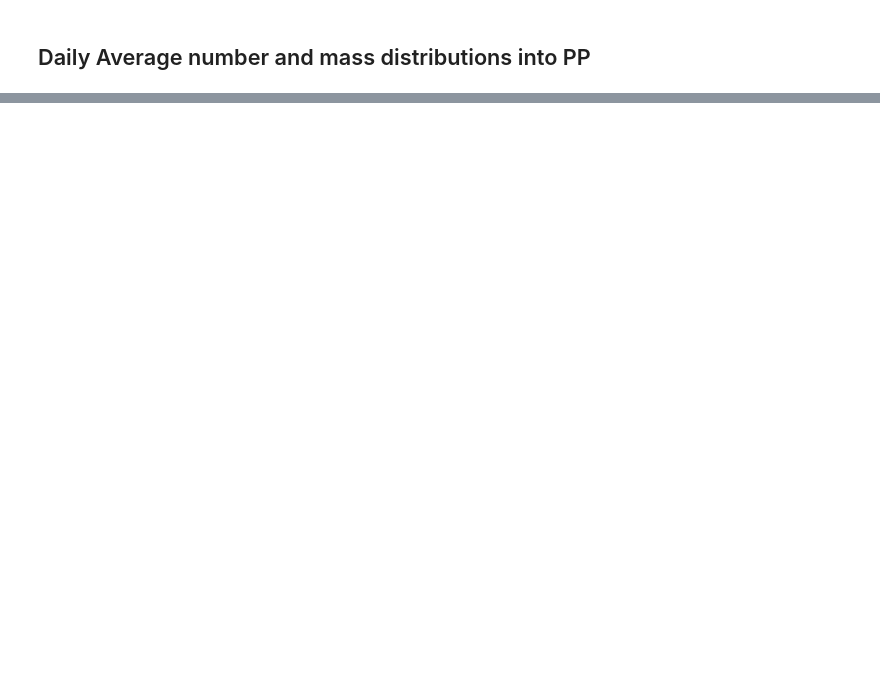
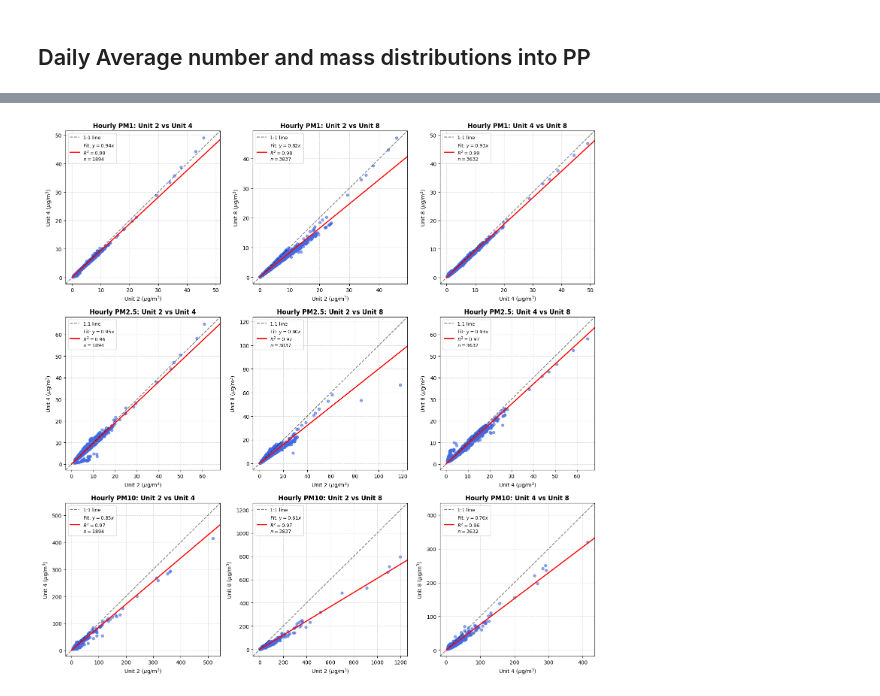
Before and after one commit to georgia-rg/opc_analysis, a Jupyter notebook: opc_analysis.ipynb, the cells around one changed output, grey strips where cells are left out. Cells and saved outputs as stored; diff of their text form; code cells hidden in the pictures; blank space fills up the shorter version.

```diff
--- a/opc_analysis.ipynb
+++ b/opc_analysis.ipynb
@@ -139,0 +239,87 @@ Presentation generated successfully! Saved ONLY to: C:\Users\GeorgiaRg\Documents
+# %%
+comparisons = [('Unit 2', 'Unit 4'), ('Unit 2', 'Unit 8'), ('Unit 4', 'Unit 8')]
+pm_metrics_hourly = [
+    ('PM1', pm1_hourly),
+    ('PM2.5', pm25_hourly),
+    ('PM10', pm10_hourly)
+]
+
+fig, axes = plt.subplots(3, 3, figsize=(15, 15))
+
+for row_idx, (pm_label, pm_dict) in enumerate(pm_metrics_hourly):
+    for col_idx, (unit_x, unit_y) in enumerate(comparisons):
+        ax = axes[row_idx, col_idx]
+
+        series_x = pm_dict[unit_x]
+        series_y = pm_dict[unit_y]
+
+        # Combine them to ensure timestamps strictly align
+        df_compare = pd.concat([series_x, series_y], axis=1, join='inner').dropna()
+        df_compare.columns = [unit_x, unit_y]
+
+        # STRICT FILTER: Keep only rows where BOTH units have mass > 0
+        df_compare = df_compare[(df_compare[unit_x] > 0) & (df_compare[unit_y] > 0)]
+
+        # Scatter plot
+        ax.scatter(df_compare[unit_x], df_compare[unit_y], alpha=0.6, s=25, color='royalblue')
+
+        if not df_compare.empty:
+            # Extract x and y as numpy arrays for math
+            x_vals = df_compare[unit_x].values
+            y_vals = df_compare[unit_y].values
+
+            # Count the number of valid overlapping data points
+            n_points = len(x_vals)
+
+            # Calculate the best fit line y = a*x
+            a = np.sum(x_vals * y_vals) / np.sum(x_vals**2)
+
+            # Calculate R^2
+            y_pred = a * x_vals
+            ss_res = np.sum((y_vals - y_pred)**2)
+            ss_tot = np.sum((y_vals - np.mean(y_vals))**2)
+            r_squared = 1 - (ss_res / ss_tot)
+
+            # Determine plot limits to keep it square
+            min_val = min(x_vals.min(), y_vals.min())
+            max_val = max(x_vals.max(), y_vals.max())
+
+            # Add Padding
+            padding = (max_val - min_val) * 0.05
+            if padding == 0: padding = 1.0 # fallback if min equals max
+            min_lim = min_val - padding
+            max_lim = max_val + padding
+
+            ax.set_xlim(min_lim, max_lim)
+            ax.set_ylim(min_lim, max_lim)
+
+            # Plot the 1:1 reference line
+            ax.plot([min_lim, max_lim], [min_lim, max_lim], 'k--', alpha=0.5, label='1:1 line')
+
+            # Plot the y = a*x best-fit line, now adding n_points to the legend
+            line_x = np.array([0, max_lim])
+            line_y = a * line_x
+
+            # The label string below incorporates the equation, R^2, and n
+            legend_label = (rf'Fit: $y = {a:.2f}x$' + '\n' +
+                            rf'$R^2 = {r_squared:.2f}$' + '\n' +
+                            rf'$n = {n_points}$')
+
+            ax.plot(line_x, line_y, color='red', linestyle='-', linewidth=2, label=legend_label)
+
+        ax.set_title(rf'Hourly {pm_label}: {unit_x} vs {unit_y}', fontsize=12, fontweight='bold')
+        ax.set_xlabel(rf'{unit_x} ($\mu$g/m$^3$)', fontsize=10)
+        ax.set_ylabel(rf'{unit_y} ($\mu$g/m$^3$)', fontsize=10)
+        ax.grid(True, linestyle='--', alpha=0.5)
+
+        # Enable the legend on ALL subplots
+        ax.legend(loc='upper left', fontsize=9)
+
+plt.tight_layout()
+
+# Save the scatter plot
+scatter_plot_path = os.path.join(output_dir, 'Scatter_Plots_Hourly_Comparison_with_Fit.png')
+plt.savefig(scatter_plot_path, dpi=300)
+plt.show()
+# %% [output]
+[figure, added]
```
Also changed, not shown: parts of 6 cells of this notebook.
